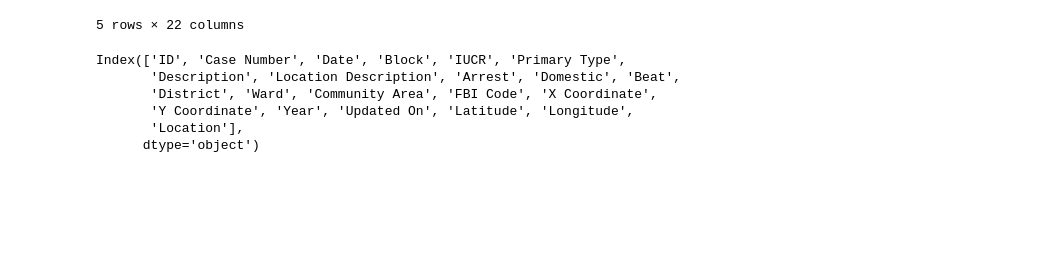
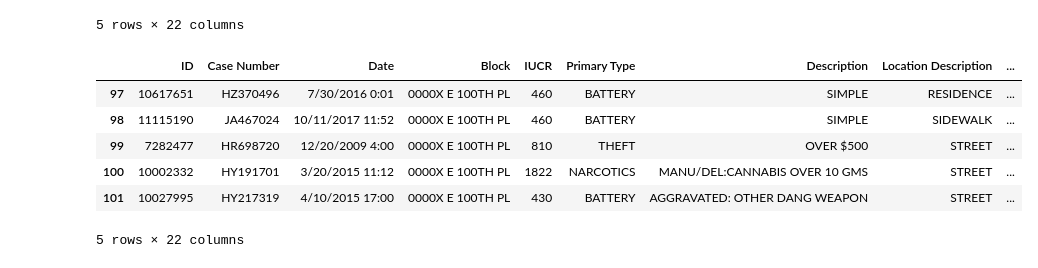
Before and after one commit to Daniel-Kline-1/Chicago-crimes-use-this-one, a Jupyter notebook: Untitled.ipynb, the cells around one changed output. Saved outputs shown, nothing was run; the diff lists cells and outputs as text; code cells hidden in the pictures; blank space fills up the shorter version.

```diff
--- a/Untitled.ipynb
+++ b/Untitled.ipynb
@@ -18,13 +19,15 @@ df.head()
 | 3 | 1347551 | G048475 | 1/23/2001 20:29 | 0000X E 100 PL | 920 | MOTOR VEHICLE THEFT | ATT: AUTOMOBILE | STREET | ... |
 | 4 | 1377882 | G082031 | 2/8/2001 21:00 | 0000X E 100 PL | 820 | THEFT | $500 AND UNDER | STREET | ... |
 5 rows × 22 columns
-# %%
-df.columns
-# %% [output]
-Index(['ID', 'Case Number', 'Date', 'Block', 'IUCR', 'Primary Type',
-       'Description', 'Location Description', 'Arrest', 'Domestic', 'Beat',
-       'District', 'Ward', 'Community Area', 'FBI Code', 'X Coordinate',
-       'Y Coordinate', 'Year', 'Updated On', 'Latitude', 'Longitude',
-       'Location'],
-      dtype='object')
+# %%
+chicagofiltered = chicagocrime_df.dropna()
+chicagofiltered.head()
+# %% [output]
+|  | ID | Case Number | Date | Block | IUCR | Primary Type | Description | Location Description | ... |
+| 97 | 10617651 | HZ370496 | 7/30/2016 0:01 | 0000X E 100TH PL | 460 | BATTERY | SIMPLE | RESIDENCE | ... |
+| 98 | 11115190 | JA467024 | 10/11/2017 11:52 | 0000X E 100TH PL | 460 | BATTERY | SIMPLE | SIDEWALK | ... |
+| 99 | 7282477 | HR698720 | 12/20/2009 4:00 | 0000X E 100TH PL | 810 | THEFT | OVER $500 | STREET | ... |
+| 100 | 10002332 | HY191701 | 3/20/2015 11:12 | 0000X E 100TH PL | 1822 | NARCOTICS | MANU/DEL:CANNABIS OVER 10 GMS | STREET | ... |
+| 101 | 10027995 | HY217319 | 4/10/2015 17:00 | 0000X E 100TH PL | 430 | BATTERY | AGGRAVATED: OTHER DANG WEAPON | STREET | ... |
+5 rows × 22 columns
 # %%
```
Also changed, not shown: parts of 15 cells of this notebook, 1 other file.
